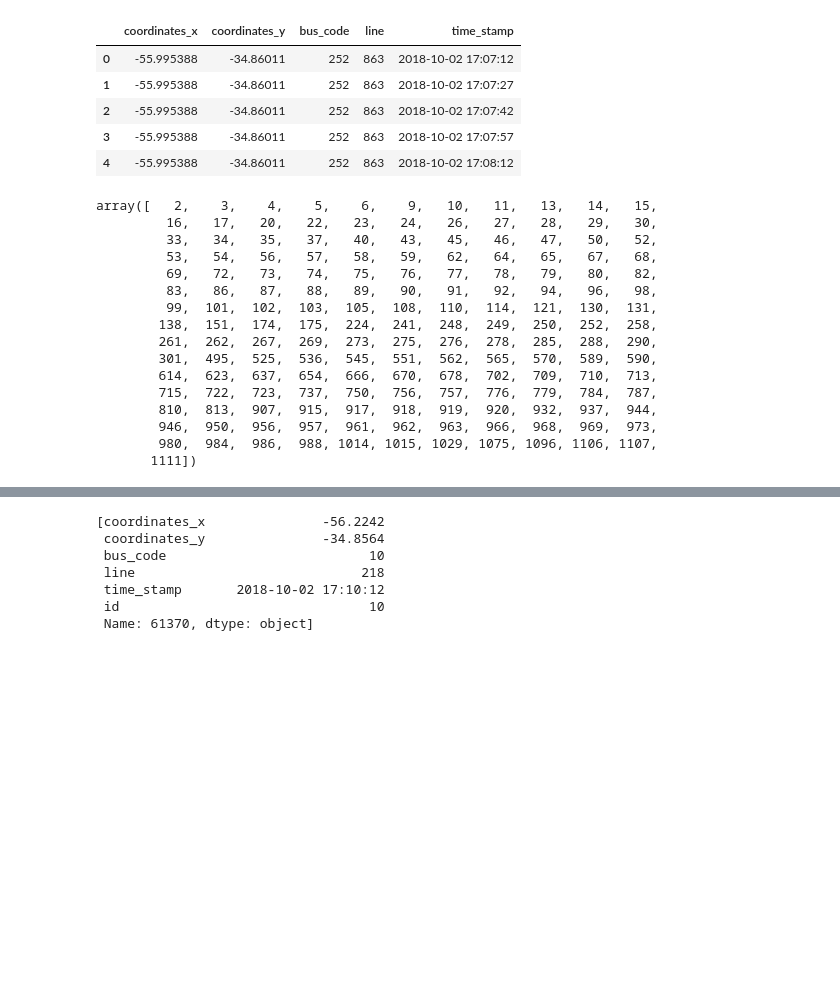
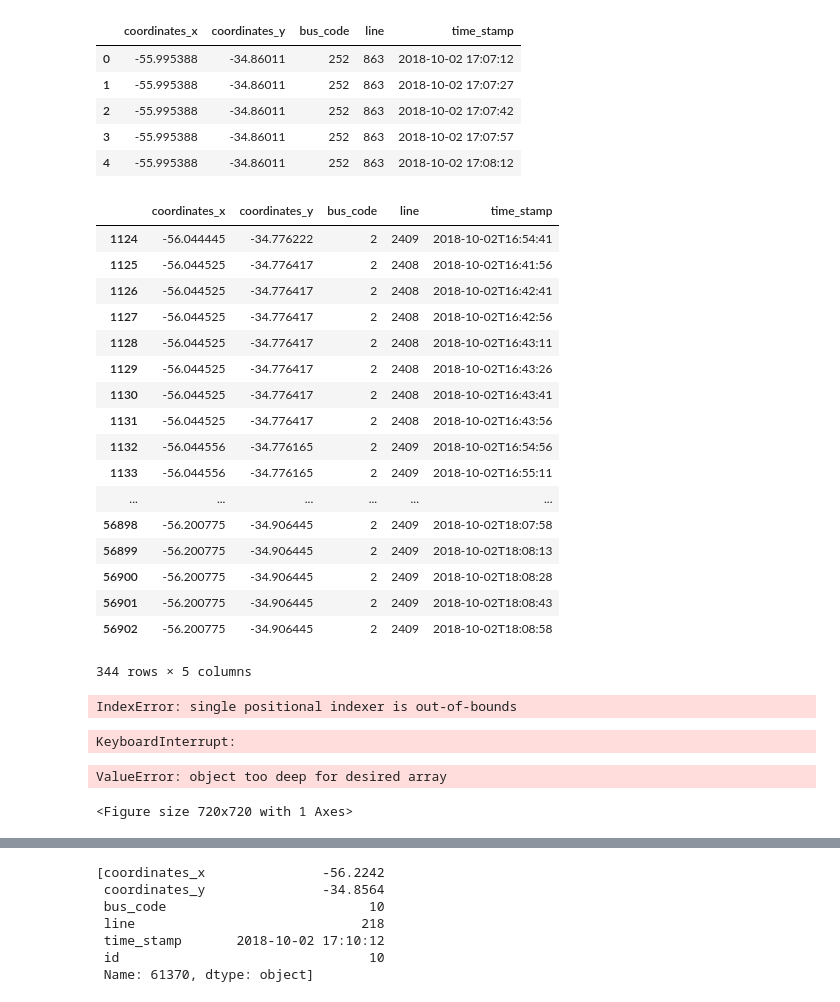
Before and after one commit to Mazzanicolas/Desafio-TEA, a Jupyter notebook: notebooks/TEA-atributos.ipynb, the cells around one changed output, grey strips where cells are left out. Drawn from its saved outputs; the diff is of its cells as text; code cells hidden in the pictures; blank space fills up the shorter version.

```diff
--- a/notebooks/TEA-atributos.ipynb
+++ b/notebooks/TEA-atributos.ipynb
@@ -48,25 +48,29 @@ data.head()
 # %%
 buses = data.bus_code
 unique_buses = np.unique(buses)
 del buses
 unique_buses
+bus_data = pd.DataFrame(data[data.bus_code == unique_buses[0]])
+bus_data
 # %% [output]
+|  | coordinates_x | coordinates_y | bus_code | line | time_stamp |
+| 1124 | -56.044445 | -34.776222 | 2 | 2409 | 2018-10-02T16:54:41 |
+| 1125 | -56.044525 | -34.776417 | 2 | 2408 | 2018-10-02T16:41:56 |
+| 1126 | -56.044525 | -34.776417 | 2 | 2408 | 2018-10-02T16:42:41 |
+| 1127 | -56.044525 | -34.776417 | 2 | 2408 | 2018-10-02T16:42:56 |
+| 1128 | -56.044525 | -34.776417 | 2 | 2408 | 2018-10-02T16:43:11 |
+| 1129 | -56.044525 | -34.776417 | 2 | 2408 | 2018-10-02T16:43:26 |
+| 1130 | -56.044525 | -34.776417 | 2 | 2408 | 2018-10-02T16:43:41 |
+| 1131 | -56.044525 | -34.776417 | 2 | 2408 | 2018-10-02T16:43:56 |
+| 1132 | -56.044556 | -34.776165 | 2 | 2409 | 2018-10-02T16:54:56 |
+| 1133 | -56.044556 | -34.776165 | 2 | 2409 | 2018-10-02T16:55:11 |
+| ... | ... | ... | ... | ... | ... |
+| 56898 | -56.200775 | -34.906445 | 2 | 2409 | 2018-10-02T18:07:58 |
+| 56899 | -56.200775 | -34.906445 | 2 | 2409 | 2018-10-02T18:08:13 |
+| 56900 | -56.200775 | -34.906445 | 2 | 2409 | 2018-10-02T18:08:28 |
+| 56901 | -56.200775 | -34.906445 | 2 | 2409 | 2018-10-02T18:08:43 |
+| 56902 | -56.200775 | -34.906445 | 2 | 2409 | 2018-10-02T18:08:58 |
-array([   2,    3,    4,    5,    6,    9,   10,   11,   13,   14,   15,
-         16,   17,   20,   22,   23,   24,   26,   27,   28,   29,   30,
-         33,   34,   35,   37,   40,   43,   45,   46,   47,   50,   52,
-         53,   54,   56,   57,   58,   59,   62,   64,   65,   67,   68,
-         69,   72,   73,   74,   75,   76,   77,   78,   79,   80,   82,
-         83,   86,   87,   88,   89,   90,   91,   92,   94,   96,   98,
-         99,  101,  102,  103,  105,  108,  110,  114,  121,  130,  131,
-        138,  151,  174,  175,  224,  241,  248,  249,  250,  252,  258,
-        261,  262,  267,  269,  273,  275,  276,  278,  285,  288,  290,
-        301,  495,  525,  536,  545,  551,  562,  565,  570,  589,  590,
-        614,  623,  637,  654,  666,  670,  678,  702,  709,  710,  713,
-        715,  722,  723,  737,  750,  756,  757,  776,  779,  784,  787,
-        810,  813,  907,  915,  917,  918,  919,  920,  932,  937,  944,
-        946,  950,  956,  957,  961,  962,  963,  966,  968,  969,  973,
-        980,  984,  986,  988, 1014, 1015, 1029, 1075, 1096, 1106, 1107,
-       1111])
+344 rows × 5 columns
 # %%
 def bus_moving(df_t0, df_t1):
     if(df_t0.bus_code == df_t1.bus_code):
@@ -94,7 +98,7 @@ for bus in unique_buses:
     moving = []
     row_cache = bus_data.iloc[0]
     for index, row in bus_data.iterrows():
-        is_moving = bus_moving(row_cache, row)
+        is_moving = different_coordinates(row_cache, row)
         if is_moving:
             moving.append(str(row.time_stamp)+'#'+str(row_cache.time_stamp))
         else:
@@ -104,12 +108,19 @@ for bus in unique_buses:
     bus_data = bus_data[bus_data.coordinates_x != 0]
     OO.append([bus_data.coordinates_x,bus_data.coordinates_y])
 #     plt.xticks(rotation=90)
+# %% [output]
+IndexError: single positional indexer is out-of-bounds
 # %%
-noop = 3
+noop = 1
 for bus in OO:
     if noop == 0:
         break
+    noop -=1
     ax = sns.pointplot(x=bus[0], y=bus[1],color='r')
+# %% [output]
+KeyboardInterrupt:
+ValueError: object too deep for desired array
+<Figure size 720x720 with 1 Axes>
 # %%
 print(len(bus_data))
 bus_data = bus_data[bus_data.coordinates_x != 0]
```
Also changed, not shown: parts of 14 cells of this notebook, 1 other file.
